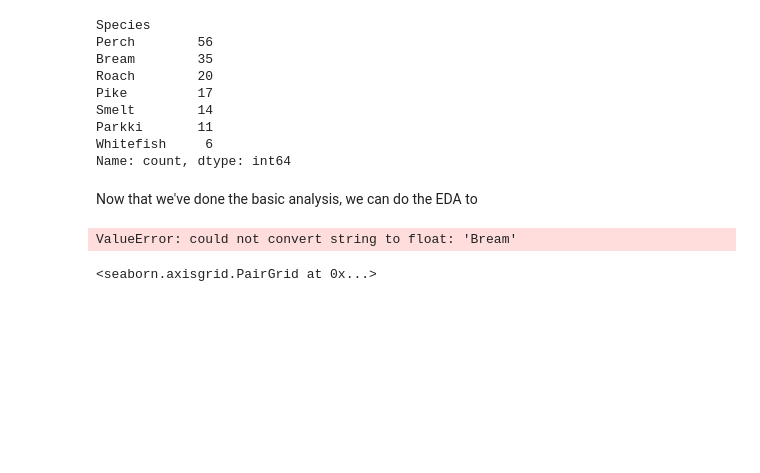
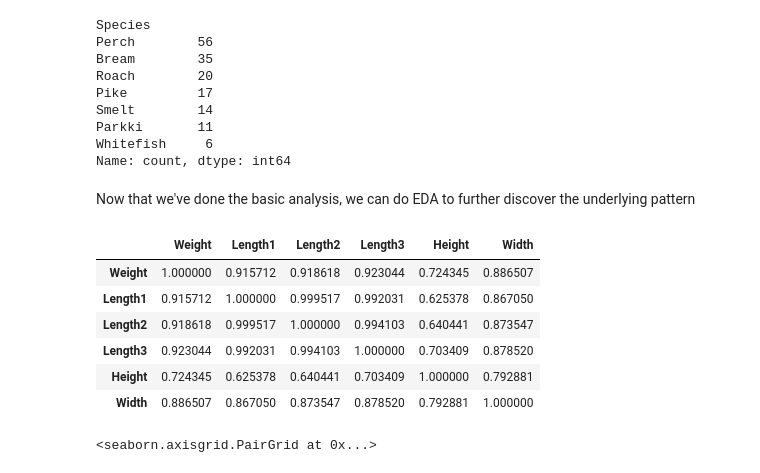
Before and after one commit to Ethanshibu/MachineLearning-from-scratch, a Jupyter notebook: polynomial_regression/polynomial_regression.ipynb, the cells around one changed output. Cells and saved outputs as stored; diff of their text form; code cells hidden in the pictures; blank space fills up the shorter version.

```diff
--- a/polynomial_regression/polynomial_regression.ipynb
+++ b/polynomial_regression/polynomial_regression.ipynb
@@ -66,11 +66,17 @@ Parkki       11
 Whitefish     6
 Name: count, dtype: int64
 # %% [markdown]
-Now that we've done the basic analysis, we can do the EDA to
+Now that we've done the basic analysis, we can do EDA to further discover the underlying pattern
 # %%
-df.corr()
+df.corr(numeric_only=True)
 # %% [output]
-ValueError: could not convert string to float: 'Bream'
+|  | Weight | Length1 | Length2 | Length3 | Height | Width |
+| Weight | 1.000000 | 0.915712 | 0.918618 | 0.923044 | 0.724345 | 0.886507 |
+| Length1 | 0.915712 | 1.000000 | 0.999517 | 0.992031 | 0.625378 | 0.867050 |
+| Length2 | 0.918618 | 0.999517 | 1.000000 | 0.994103 | 0.640441 | 0.873547 |
+| Length3 | 0.923044 | 0.992031 | 0.994103 | 1.000000 | 0.703409 | 0.878520 |
+| Height | 0.724345 | 0.625378 | 0.640441 | 0.703409 | 1.000000 | 0.792881 |
+| Width | 0.886507 | 0.867050 | 0.873547 | 0.878520 | 0.792881 | 1.000000 |
 # %%
 sns.pairplot(df)
 # %% [output]
```
Also changed, not shown: parts of 1 cell of this notebook.
